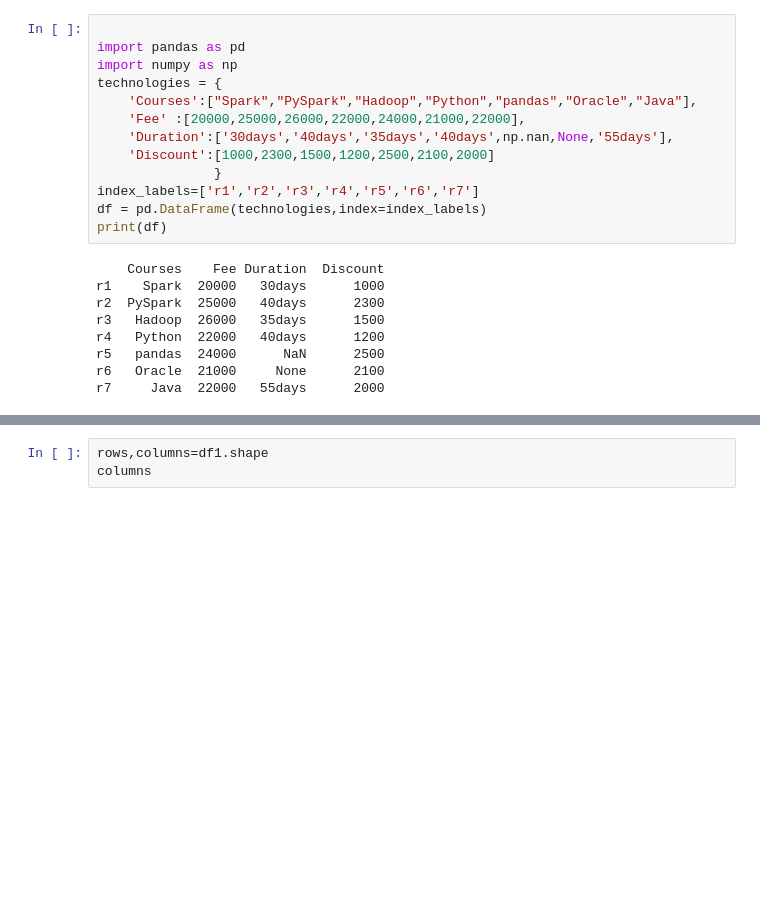
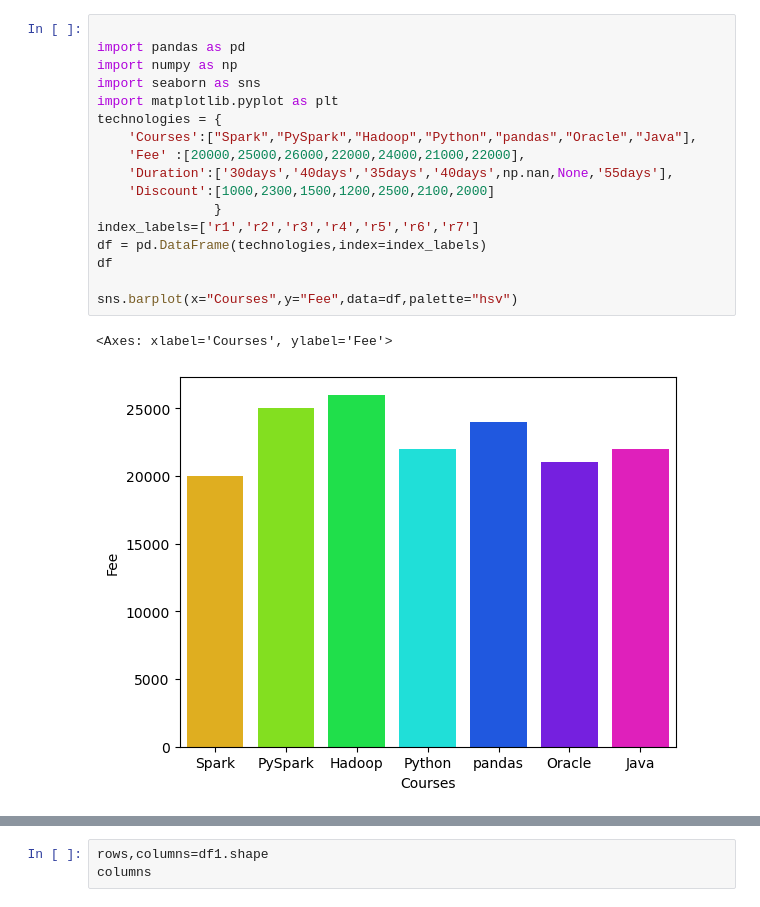
Before and after one commit to maheshkshi400/juypter, a Jupyter notebook: Pandas/pandas_3.ipynb, the cells around one changed output, grey strips where cells are left out. Saved outputs shown, nothing was run; the diff lists cells and outputs as text; blank space fills up the shorter version.

```diff
--- a/Pandas/pandas_3.ipynb
+++ b/Pandas/pandas_3.ipynb
@@ -1,25 +1,23 @@
 # %%
 
 import pandas as pd
 import numpy as np
+import seaborn as sns
+import matplotlib.pyplot as plt
 technologies = {
     'Courses':["Spark","PySpark","Hadoop","Python","pandas","Oracle","Java"],
     'Fee' :[20000,25000,26000,22000,24000,21000,22000],
     'Duration':['30days','40days','35days','40days',np.nan,None,'55days'],
     'Discount':[1000,2300,1500,1200,2500,2100,2000]
                }
 index_labels=['r1','r2','r3','r4','r5','r6','r7']
 df = pd.DataFrame(technologies,index=index_labels)
-print(df)
+df
+
+sns.barplot(x="Courses",y="Fee",data=df,palette="hsv")
 # %% [output]
-    Courses    Fee Duration  Discount
-r1    Spark  20000   30days      1000
-r2  PySpark  25000   40days      2300
-r3   Hadoop  26000   35days      1500
-r4   Python  22000   40days      1200
-r5   pandas  24000      NaN      2500
-r6   Oracle  21000     None      2100
-r7     Java  22000   55days      2000
+<Axes: xlabel='Courses', ylabel='Fee'>
+[figure, added]
 # %%
 import pandas as pd
 import numpy as np
```
Also changed, not shown: parts of 3 cells of this notebook, 1 other file.
